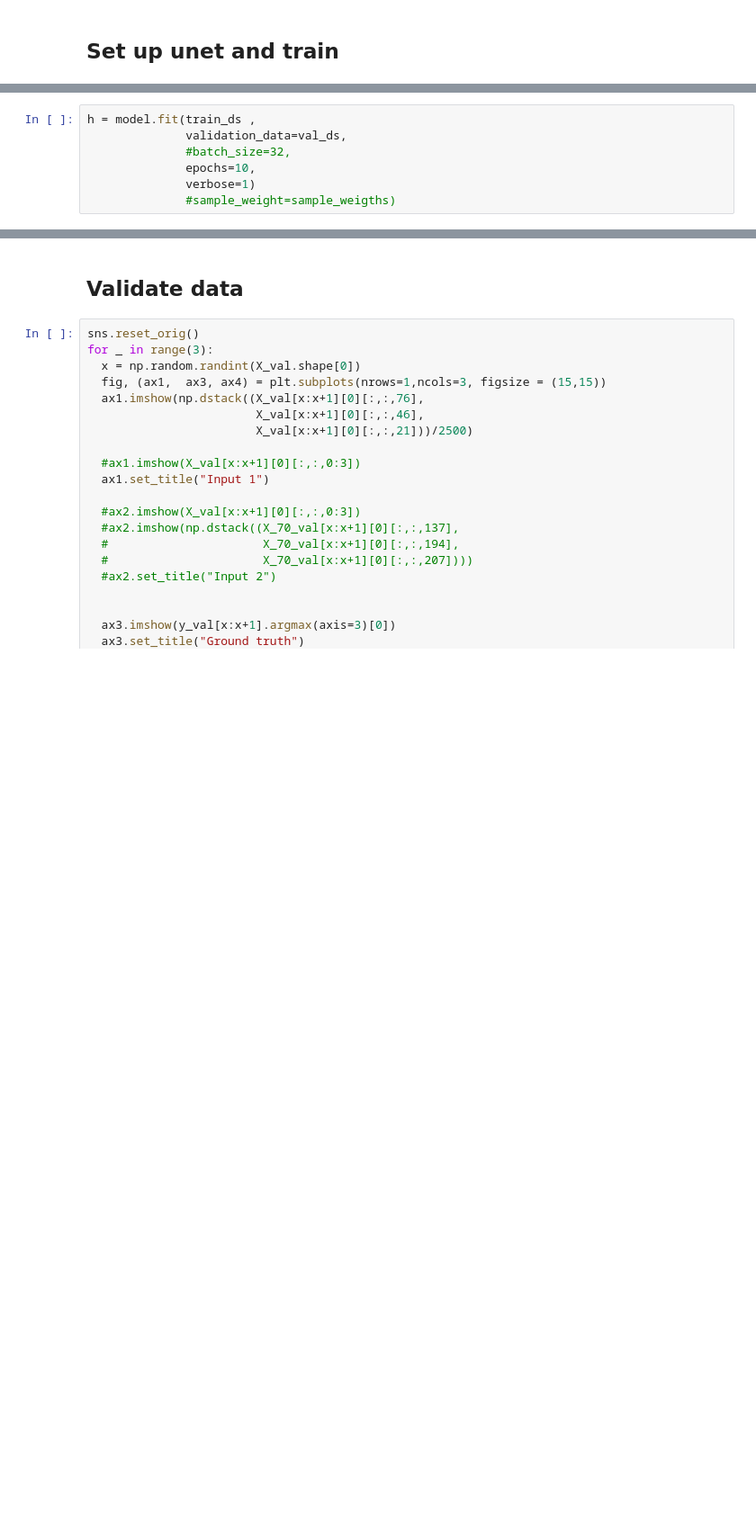
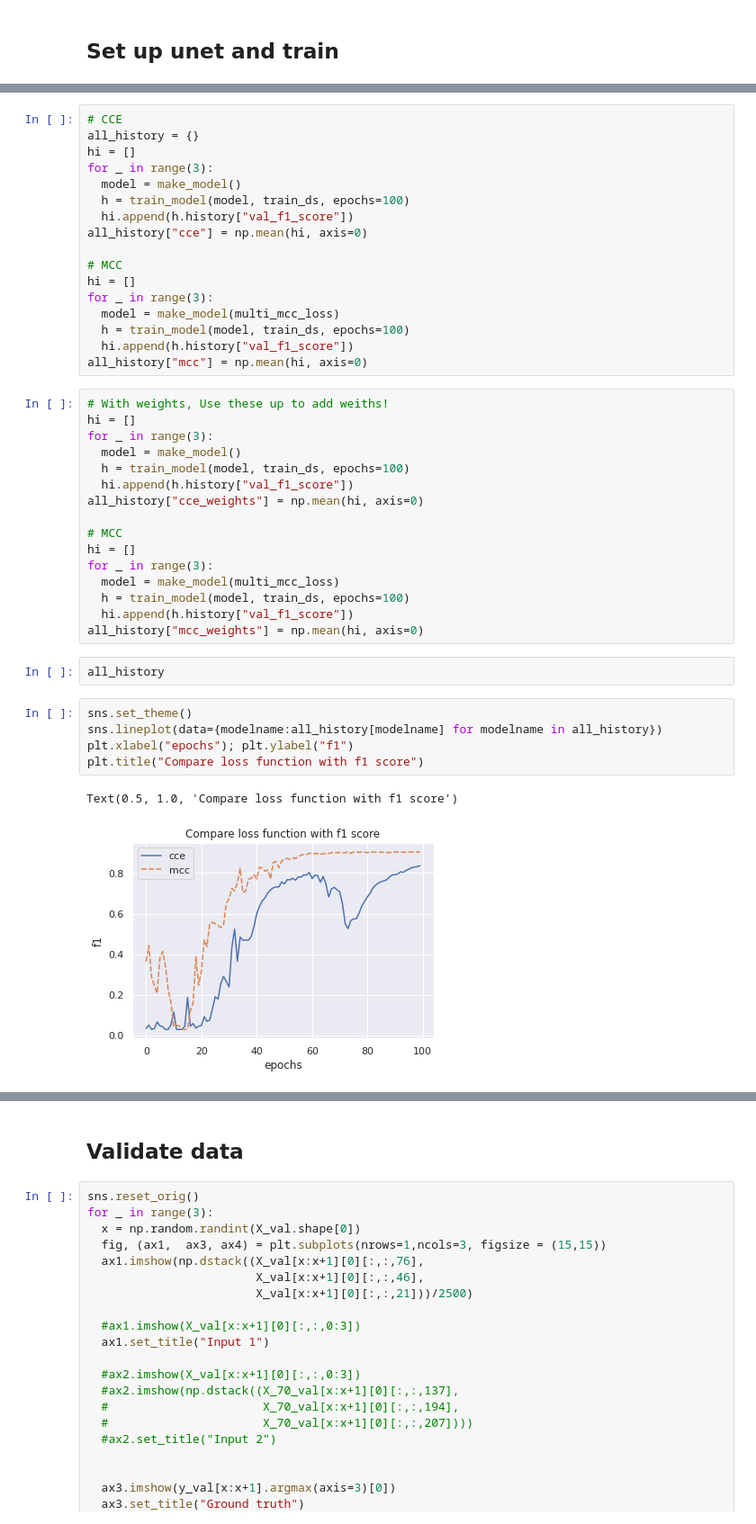
Before and after one commit to stianteien/M_DV_V2022, a Jupyter notebook: spectral_library/augmentation.ipynb, the cells around one changed output, grey strips where cells are left out. Shown at 90% size. Cells and saved outputs as stored; diff of their text form; blank space fills up the shorter version.

```diff
--- a/spectral_library/augmentation.ipynb
+++ b/spectral_library/augmentation.ipynb
@@ -235,7 +197,0 @@ tf.random.set_seed(10)
-# %%
-h = model.fit(train_ds ,
-              validation_data=val_ds,
-              #batch_size=32,
-              epochs=10,
-              verbose=1)
-              #sample_weight=sample_weigths)
@@ -251,0 +224,43 @@ Epoch 5/10
+# %%
+# CCE
+all_history = {}
+hi = []
+for _ in range(3):
+  model = make_model()
+  h = train_model(model, train_ds, epochs=100)
+  hi.append(h.history["val_f1_score"])
+all_history["cce"] = np.mean(hi, axis=0)
+
+# MCC
+hi = []
+for _ in range(3):
+  model = make_model(multi_mcc_loss)
+  h = train_model(model, train_ds, epochs=100)
+  hi.append(h.history["val_f1_score"])
+all_history["mcc"] = np.mean(hi, axis=0)
+# %%
+# With weights, Use these up to add weiths!
+hi = []
+for _ in range(3):
+  model = make_model()
+  h = train_model(model, train_ds, epochs=100)
+  hi.append(h.history["val_f1_score"])
+all_history["cce_weights"] = np.mean(hi, axis=0)
+
+# MCC
+hi = []
+for _ in range(3):
+  model = make_model(multi_mcc_loss)
+  h = train_model(model, train_ds, epochs=100)
+  hi.append(h.history["val_f1_score"])
+all_history["mcc_weights"] = np.mean(hi, axis=0)
+# %%
+all_history
+# %%
+sns.set_theme()
+sns.lineplot(data={modelname:all_history[modelname] for modelname in all_history})
+plt.xlabel("epochs"); plt.ylabel("f1")
+plt.title("Compare loss function with f1 score")
+# %% [output]
+Text(0.5, 1.0, 'Compare loss function with f1 score')
+[figure, added]
```
Also changed, not shown: parts of 21 cells of this notebook.
